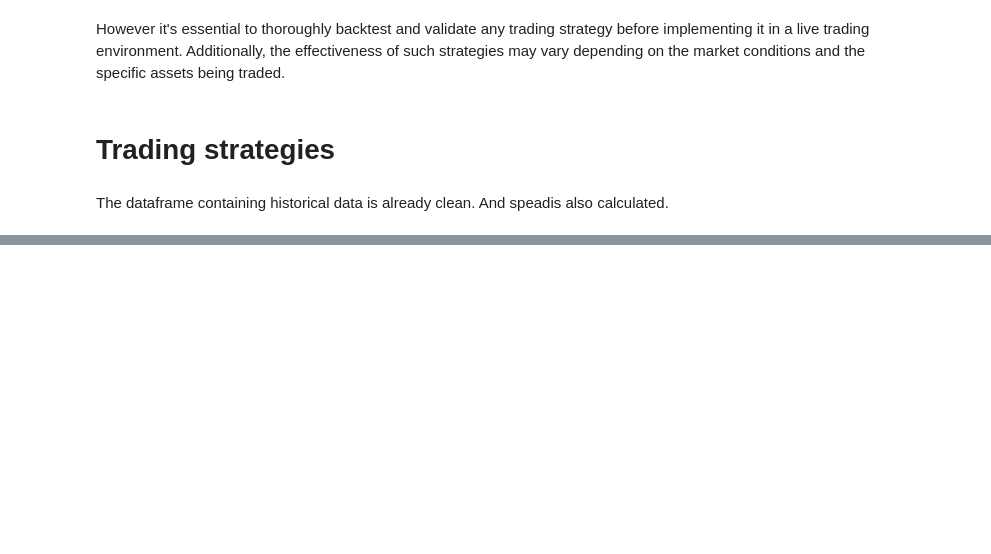
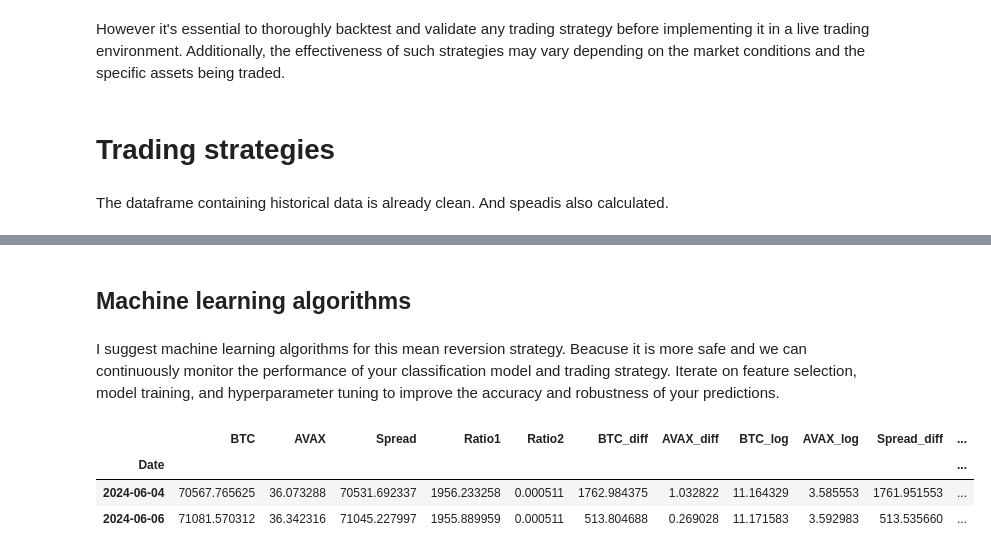
Before and after one commit to Thisana88/DS-Internship, a Jupyter notebook: mean_reversion.ipynb, the cells around one changed output, grey strips where cells are left out. Drawn from its saved outputs; the diff is of its cells as text; code cells hidden in the pictures; blank space fills up the shorter version.

```diff
--- a/mean_reversion.ipynb
+++ b/mean_reversion.ipynb
@@ -475,33 +532,0 @@ simple moving average crossover strategy. In this strategy, we'll use two moving
-# %%
-import matplotlib.pyplot as plt
-
-# Define short-term and long-term moving average windows
-short_window = 20
-long_window = 50
-
-# Calculate short-term and long-term moving averages
-stock_df['Short_MA'] = stock_df['Spread'].rolling(window=short_window, min_periods=1).mean()
-stock_df['Long_MA'] = stock_df['Spread'].rolling(window=long_window, min_periods=1).mean()
-
-# Initialize position column
-stock_df['Position_MA'] = None
-
-# Generate signals
-stock_df['Position_MA'] = 0
-stock_df.loc[stock_df['Short_MA'] > stock_df['Long_MA'], 'Position_MA'] = 1  # Buy signal
-stock_df.loc[stock_df['Short_MA'] < stock_df['Long_MA'], 'Position_MA'] = -1  # Sell signal
-
-# Plotting
-plt.figure(figsize=(10, 6), dpi=200)
-plt.plot(stock_df.index, stock_df['Spread'], label='Spread', color='blue')
-plt.plot(stock_df.index, stock_df['Short_MA'], label=f'{short_window}-day MA', color='orange')
-plt.plot(stock_df.index, stock_df['Long_MA'], label=f'{long_window}-day MA', color='green')
-plt.plot(stock_df[stock_df['Position_MA'] == 1].index, stock_df[stock_df['Position_MA'] == 1]['Spread'], '^', markersize=8, color='g', lw=0, label='Buy Signal')
-plt.plot(stock_df[stock_df['Position_MA'] == -1].index, stock_df[stock_df['Position_MA'] == -1]['Spread'], 'v', markersize=8, color='r', lw=0, label='Sell Signal')
-plt.xlabel('Date')
-plt.ylabel('Spread')
-plt.title('Moving Average Crossover Trading Strategy')
-plt.legend()
-plt.grid(True)
-plt.tight_layout()
-plt.show()
@@ -545 +614,12 @@ plt.show()
+# %% [markdown]
+## Machine learning algorithms
+# %% [markdown]
+I suggest machine learning algorithms for this mean reversion strategy. Beacuse it is more safe and we can continuously monitor the performance of your classification model and trading strategy. Iterate on feature selection, model training, and hyperparameter tuning to improve the accuracy and robustness of your predictions.
+# %%
+stock_df.tail(2)
+# %% [output]
+|  | BTC | AVAX | Spread | Ratio1 | Ratio2 | BTC_diff | AVAX_diff | BTC_log | AVAX_log | Spread_diff | ... |
+| Date |  |  |  |  |  |  |  |  |  |  | ... |
+| 2024-06-04 | 70567.765625 | 36.073288 | 70531.692337 | 1956.233258 | 0.000511 | 1762.984375 | 1.032822 | 11.164329 | 3.585553 | 1761.951553 | ... |
+| 2024-06-06 | 71081.570312 | 36.342316 | 71045.227997 | 1955.889959 | 0.000511 | 513.804688 | 0.269028 | 11.171583 | 3.592983 | 513.535660 | ... |
 # %%
```
Also changed, not shown: parts of 39 cells of this notebook.
